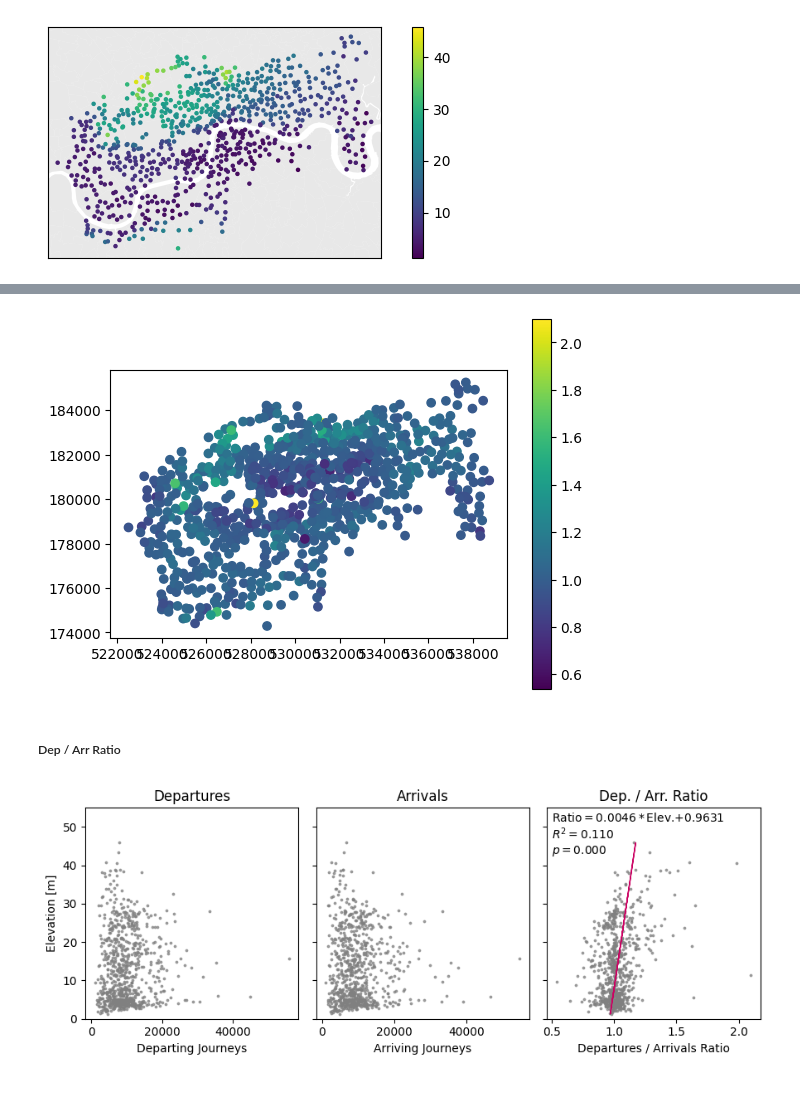
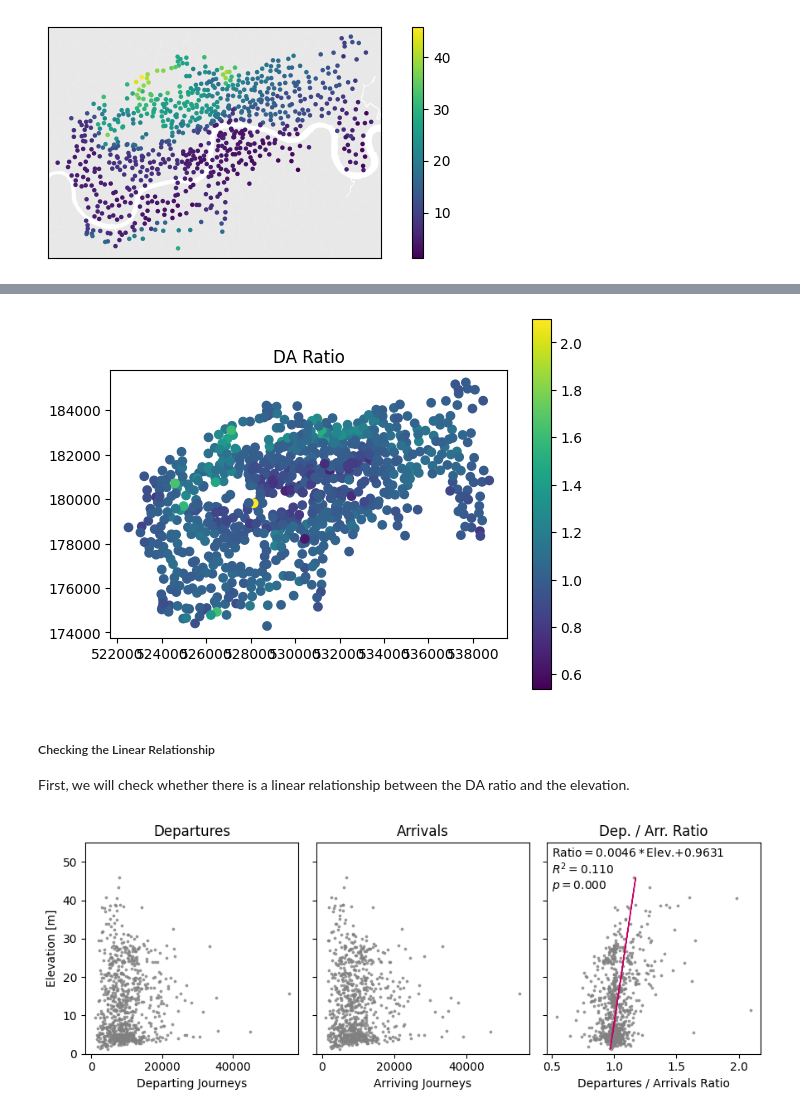
Before and after one commit to sokimura39/QM_Report, a Jupyter notebook: analysis.ipynb, the cells around one changed output, grey strips where cells are left out. Saved outputs shown, nothing was run; the diff lists cells and outputs as text; code cells hidden in the pictures.

```diff
--- a/analysis.ipynb
+++ b/analysis.ipynb
@@ -347,22 +300,22 @@ plt.savefig(os.path.join(img_path, 'docking_stations.png'))
 # %%
 # summarise by ID
 dep_df = journeys_classic.groupby('start_id').agg({'Number': 'count'}).rename(columns = {'Number': 'dep'})
 arr_df = journeys_classic.groupby('end_id').agg({'Number': 'count'}).rename(columns = {'Number': 'arr'})
 
 # join to the GDF
 usage_gdf = points_gdf.join(dep_df.join(arr_df))
 
 # create column for ratio
 usage_gdf['od_ratio'] = usage_gdf.dep / usage_gdf.arr
 
 # make plot
 usage_gdf.plot(column = 'od_ratio', legend = True)
 
+plt.title("DA Ratio")
+
 plt.show()
 # %% [output]
-[figure, old version]
+[figure, new version]
 # %%
 # join with MSOA data
 usage_gdf = usage_gdf.join(msoa_gdf[['population', 'pop_density']].add_prefix('MSOA_'), on = 'MSOA11CD')
-# %% [markdown]
-##### Dep / Arr Ratio
@@ -372 +322,5 @@ slope, intercept, r, p, std_error = scipy.stats.linregress(usage_gdf.height, usa
+# %% [markdown]
+##### Checking the Linear Relationship
+
+First, we will check whether there is a linear relationship between the DA ratio and the elevation.
 # %%
```
Also changed, not shown: parts of 57 cells of this notebook, 2 other files.
